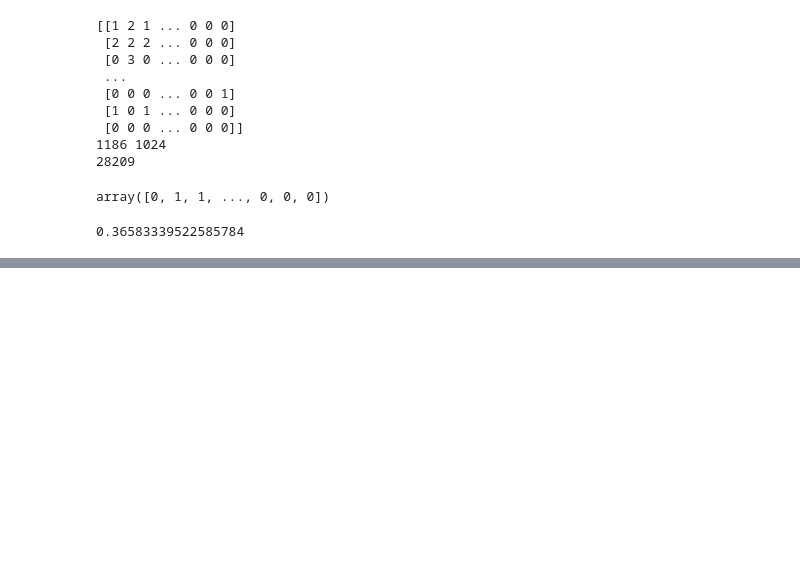
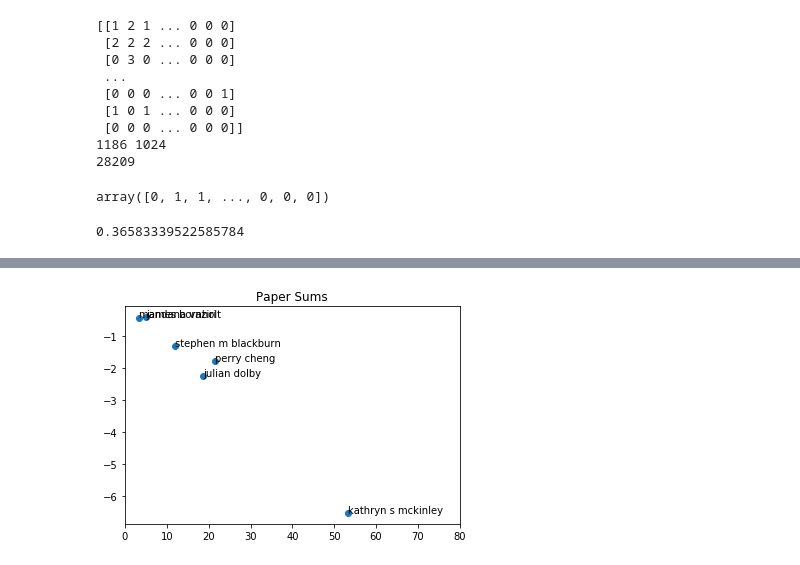
Before and after one commit to csmetrics/influencemap, a Jupyter notebook: research/models/test.ipynb, the cells around one changed output, grey strips where cells are left out. Drawn from its saved outputs; the diff is of its cells as text; code cells hidden in the pictures; blank space fills up the shorter version.

```diff
--- a/research/models/test.ipynb
+++ b/research/models/test.ipynb
@@ -32,6 +45,6 @@ Partial cache entries found: 0
 No cache entries found: 0
 Total ids to query: 1386
 # %%
-bov = BagOfWords()
+bov = BagOfVenues()
 bov.fit(paper_informations)
 # %%
@@ -119,0 +130,34 @@ bov.most_sim(auth_vec)
+# %%
+scaler = StandardScaler(with_mean=False)
+scaler = scaler.fit(bov.emb_matrix)
+
+pca = TruncatedSVD(n_components=2)
+pca.fit(scaler.transform(bov.emb_matrix))
+
+author_names = ['stephen m blackburn', 'kathryn s mckinley',
+                'james bornholt', 'julian dolby', 'mandana vaziri',
+                'perry cheng']
+# %%
+auth_vecs   = bov.authors_to_vec(author_names)
+auth_matrix = np.zeros((len(auth_vecs), bov.emb_dim))
+auth_list   = list()
+vec_list    = list()
+for i, a_vec in enumerate(auth_vecs.items()):
+    auth, vec = a_vec
+    auth_list.append(auth)
+    vec_list.append(vec)
+    auth_matrix[i] = vec
+
+auth_pca_matrix = pca.transform(scaler.transform(auth_matrix))
+# %%
+x = auth_pca_matrix[:,0]
+y = auth_pca_matrix[:,1]
+
+fig, ax = plt.subplots()
+ax.scatter(x, y)
+ax.set_xlim([0, 80])
+ax.set_title('Paper Sums')
+for i, name in enumerate(auth_list):
+    ax.annotate(name, (x[i], y[i]))
+# %% [output]
+[figure, added]
```
Also changed, not shown: parts of 17 cells of this notebook, 4 other files.
